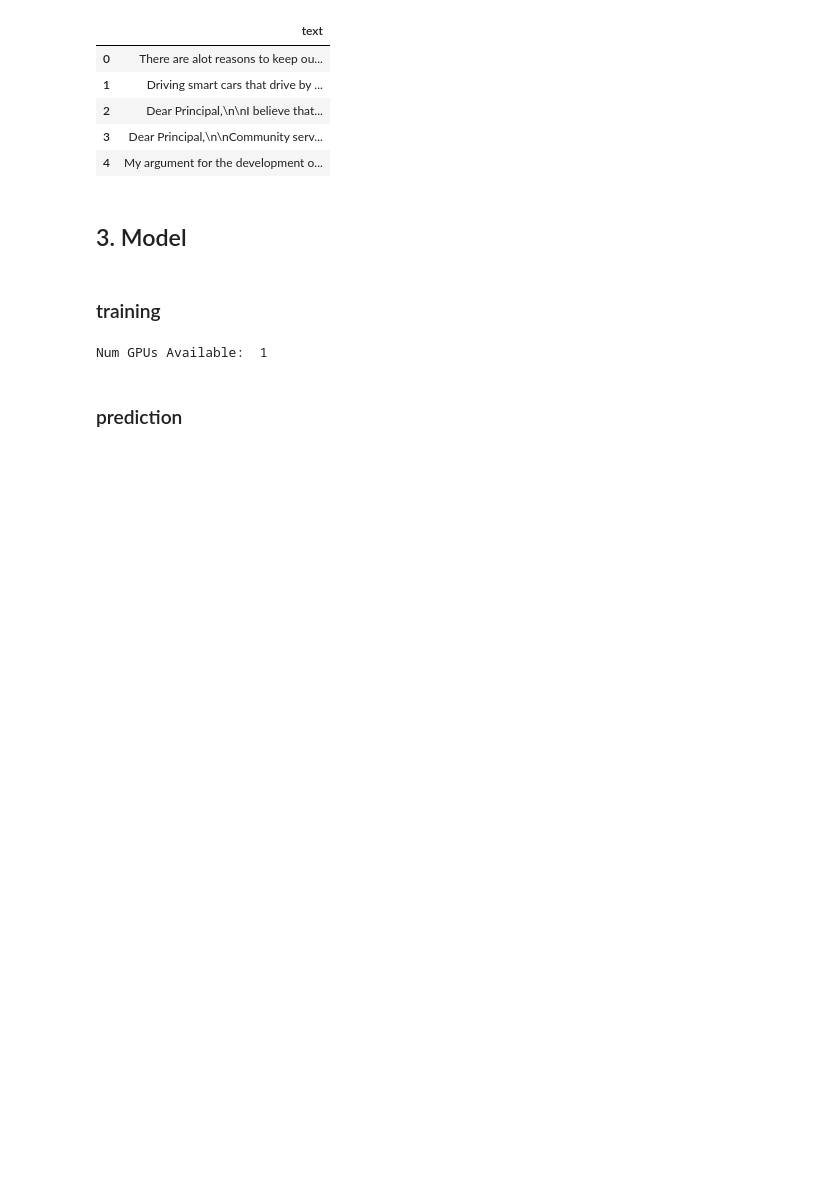
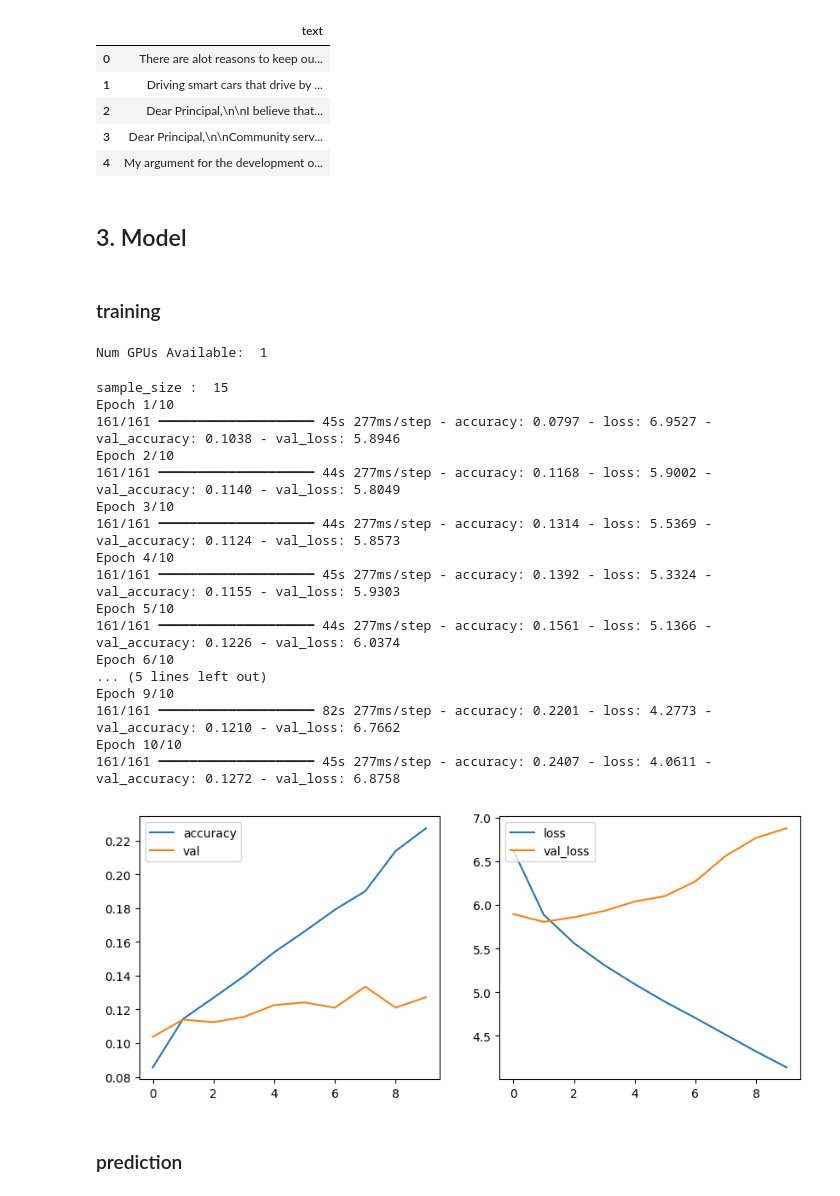
Before and after one commit to B-AJ-Amar/Text-Generation, a Jupyter notebook: src/Text-Generation.ipynb, the cells around one changed output. Saved outputs shown, nothing was run; the diff lists cells and outputs as text; code cells hidden in the pictures; blank space fills up the shorter version.

```diff
--- a/src/Text-Generation.ipynb
+++ b/src/Text-Generation.ipynb
@@ -216,7 +216,26 @@ print("Num GPUs Available: ", len(tensorflow.config.list_physical_devices('GPU')
 # %% [output]
 Num GPUs Available:  1
 # %%
-train(sample_size=0.001)
+train(sample_size=0.0001)
+# %% [output]
+sample_size :  15
+Epoch 1/10
+161/161 ━━━━━━━━━━━━━━━━━━━━ 45s 277ms/step - accuracy: 0.0797 - loss: 6.9527 - val_accuracy: 0.1038 - val_loss: 5.8946
+Epoch 2/10
+161/161 ━━━━━━━━━━━━━━━━━━━━ 44s 277ms/step - accuracy: 0.1168 - loss: 5.9002 - val_accuracy: 0.1140 - val_loss: 5.8049
+Epoch 3/10
+161/161 ━━━━━━━━━━━━━━━━━━━━ 44s 277ms/step - accuracy: 0.1314 - loss: 5.5369 - val_accuracy: 0.1124 - val_loss: 5.8573
+Epoch 4/10
+161/161 ━━━━━━━━━━━━━━━━━━━━ 45s 277ms/step - accuracy: 0.1392 - loss: 5.3324 - val_accuracy: 0.1155 - val_loss: 5.9303
+Epoch 5/10
+161/161 ━━━━━━━━━━━━━━━━━━━━ 44s 277ms/step - accuracy: 0.1561 - loss: 5.1366 - val_accuracy: 0.1226 - val_loss: 6.0374
+Epoch 6/10
+... (5 lines left out)
+Epoch 9/10
+161/161 ━━━━━━━━━━━━━━━━━━━━ 82s 277ms/step - accuracy: 0.2201 - loss: 4.2773 - val_accuracy: 0.1210 - val_loss: 6.7662
+Epoch 10/10
+161/161 ━━━━━━━━━━━━━━━━━━━━ 45s 277ms/step - accuracy: 0.2407 - loss: 4.0611 - val_accuracy: 0.1272 - val_loss: 6.8758
+[figure, added]
 # %% [markdown]
 ### prediction
 # %%
```
Also changed, not shown: parts of 3 cells of this notebook.
